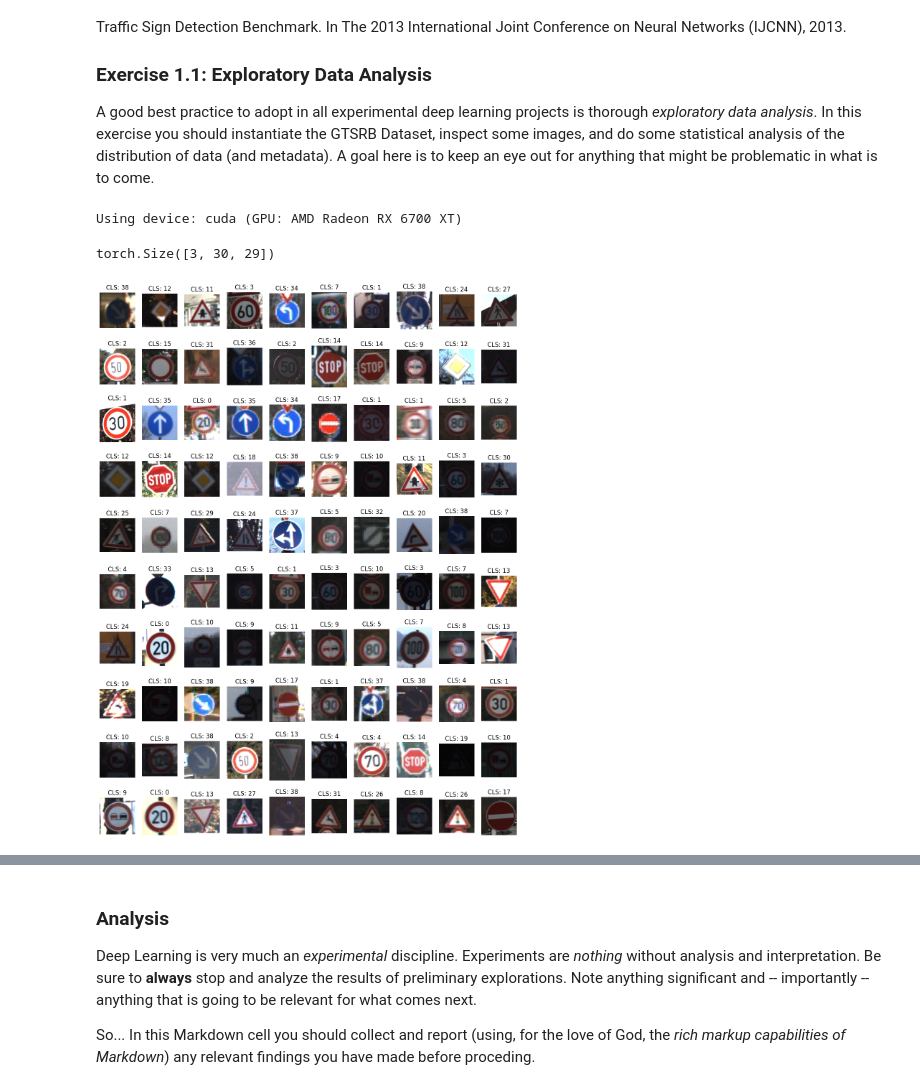
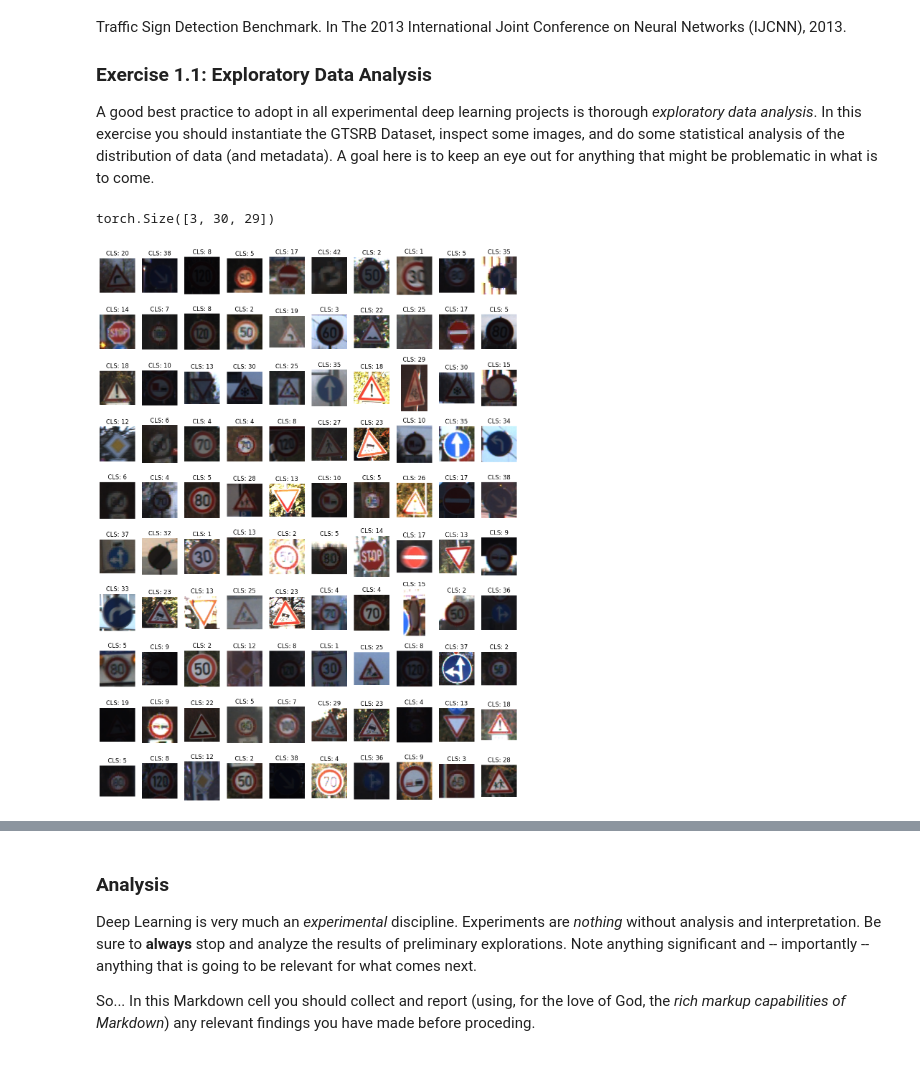
Before and after one commit to Eros-Pinzani/DLA_Projects, a Jupyter notebook: Lab01_DLA/DLA-Lab1.ipynb, the cells around one changed output, grey strips where cells are left out. Drawn from its saved outputs; the diff is of its cells as text; code cells hidden in the pictures.

```diff
--- a/Lab01_DLA/DLA-Lab1.ipynb
+++ b/Lab01_DLA/DLA-Lab1.ipynb
@@ -84,35 +84,29 @@ import torch
 import torchvision.transforms.v2 as T     # Use transforms v2; much more efficient.
 from torchvision.datasets import GTSRB
 
-# pick CPU/GPU device
-device = torch.device("cuda" if torch.cuda.is_available() else "cpu")
-if device.type == "cuda":
-    gpu_name = torch.cuda.get_device_name(device.index if device.index is not None else 0)
-    print(f"Using device: {device} (GPU: {gpu_name})")
-else:
-    print("Using device: cpu (CPU)")
+# Your code here.
+
+# Global device variable. Probably a bad idea...
+device = 'cuda' if torch.cuda.is_available() else 'cpu'
 
 # Your code here.
-tranform = T.Compose([T.ToTensor()])
-ds_train = GTSRB(root='data', split='train', transform=tranform, download=True)
-ds_test = GTSRB(root='data', split='test', transform=tranform, download=True)
+transform = T.Compose([T.ToTensor()])
+ds_train = GTSRB('_data/', split='train', transform=transform, download=True)
+ds_test  = GTSRB('_data/', split='test', transform=transform, download=True)
-# %% [output]
-Using device: cuda (GPU: AMD Radeon RX 6700 XT)
 # %%
 ds_train[0][0].shape
 # %% [output]
 torch.Size([3, 30, 29])
 # %%
 num_samples = 100
-image_samples = [ds_train[idx] for idx in np.random.choice(len(ds_train), num_samples)] # Select 100 random samples from the training dataset.
+image_samples = [ds_train[idx] for idx in np.random.choice(range(len(ds_train)), num_samples)]
 
-# Visualize the selected samples.
-plt.figure(figsize=(15, 20))
+plt.figure(figsize=(15,20))
 for (idx, (im, cls)) in enumerate(image_samples):
-    plt.subplot(10, 10, idx + 1)
-    plt.imshow(im.permute(1, 2, 0)) # Permute the image tensor to (H, W, C) for plotting.
+    plt.subplot(10, 10, idx+1)
+    plt.imshow(im.permute([1, 2, 0]))
     plt.title(f'CLS: {cls}')
     plt.axis('off')
 # %% [output]
-[figure, old version]
+[figure, new version]
 # %%
```
Also changed, not shown: parts of 33 cells of this notebook, 1 other file.
